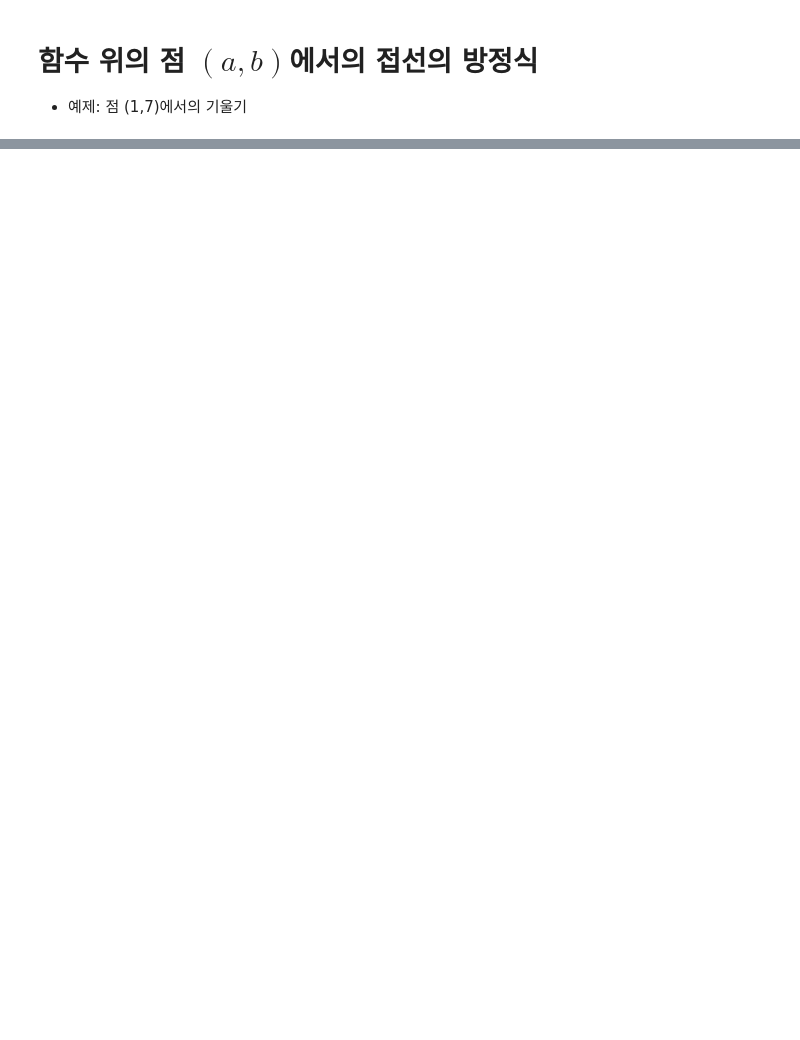
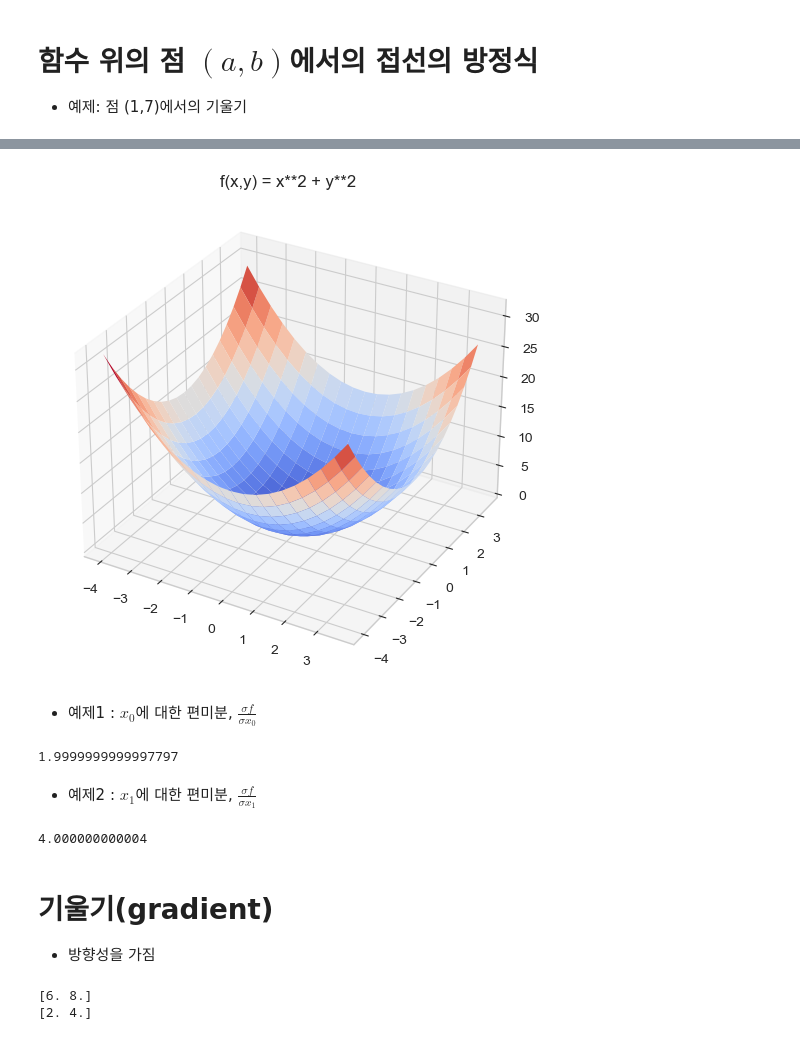
Before and after one commit to JDH00/Python_Jupyter, a Jupyter notebook: Machine Learning/0102Machinelearning.ipynb, the cells around one changed output, grey strips where cells are left out. Cells and saved outputs as stored; diff of their text form; code cells hidden in the pictures; blank space fills up the shorter version.

```diff
--- a/Machine Learning/0102Machinelearning.ipynb
+++ b/Machine Learning/0102Machinelearning.ipynb
@@ -410,0 +427,38 @@ plt.show()
+# %%
+from mpl_toolkits.mplot3d import Axes3D
+
+x = np.arange(-4.0,4.0,0.4)
+y = np.arange(-4.0,4.0,0.4)
+X,Y = np.meshgrid(x,y)
+Z = X**2 + Y**2
+
+fig=plt.figure()
+ax=Axes3D(fig)
+ax.plot_surface(X,Y,Z,rstride=1, cstride=1, cmap='coolwarm')
+ax.set_title("f(x,y) = x**2 + y**2")
+plt.show();
+# %% [output]
+[figure, added]
+# %% [markdown]
+- 예제1 : $x_0$에 대한 편미분, $\frac{\sigma f}{\sigma x_0}$
+# %%
+x = np.array([1,2])
+
+def f0_function(x0):
+    return (x0**2) + (x[1]**2)
+
+print(numerical_differential(f0_function, x[0]))
+# %% [output]
+1.9999999999997797
+# %% [markdown]
+- 예제2 : $x_1$에 대한 편미분, $\frac{\sigma f}{\sigma x_1}$
+# %%
+def f1_function(x1):
+    return (1**2) + (x1**2)
+
+print(numerical_differential(f1_function, x[1]))
+# %% [output]
+4.000000000004
+# %% [markdown]
+# 기울기(gradient)
+- 방향성을 가짐
@@ -410,0 +483,6 @@ plt.show()
+# %%
+print(numerical_diff(my_func2, np.array([3.0,4.0])))
+print(numerical_diff(my_func2, np.array([1.0,2.0])))
+# %% [output]
+[6. 8.]
+[2. 4.]
```
Also changed, not shown: parts of 12 cells of this notebook.
